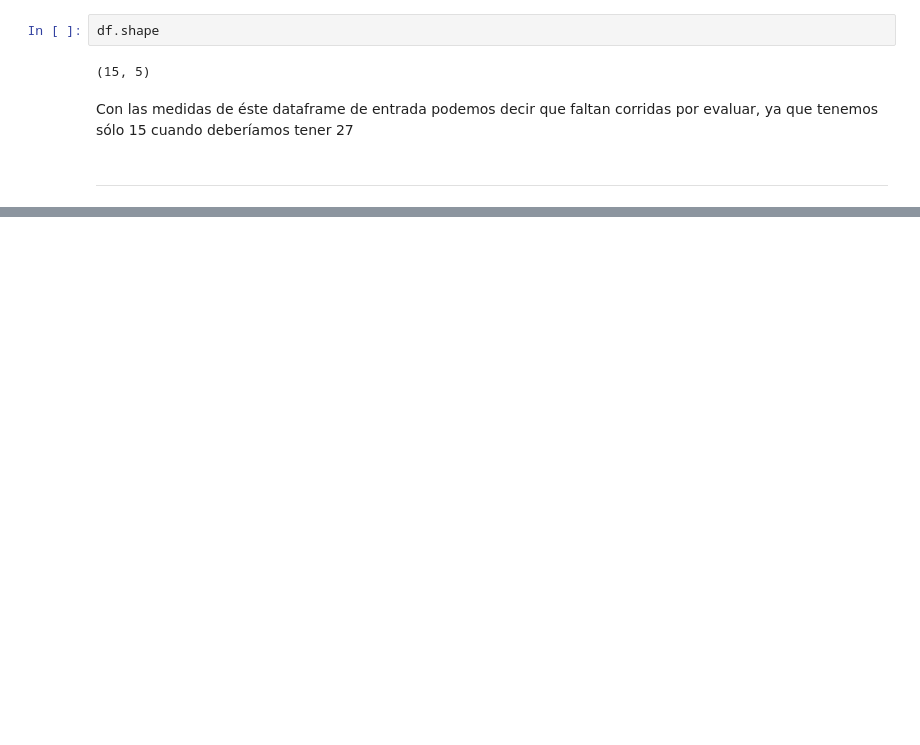
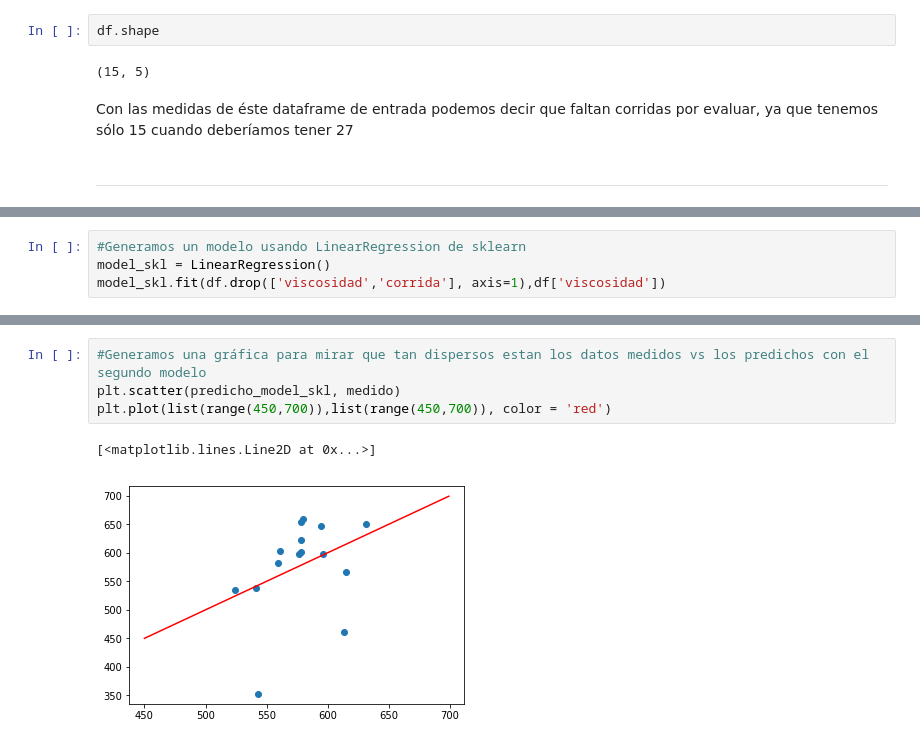
Before and after one commit to josemhenao/Python, a Jupyter notebook: Estadistica/Parcial EII, Punto 3.ipynb, the cells around one changed output, grey strips where cells are left out. Drawn from its saved outputs; the diff is of its cells as text; blank space fills up the shorter version.

```diff
--- a/Estadistica/Parcial EII, Punto 3.ipynb
+++ b/Estadistica/Parcial EII, Punto 3.ipynb
@@ -156,0 +115,4 @@ array([540.92666667])
+# %%
+#Generamos un modelo usando LinearRegression de sklearn
+model_skl = LinearRegression()
+model_skl.fit(df.drop(['viscosidad','corrida'], axis=1),df['viscosidad'])
@@ -156,0 +153,7 @@ array([540.92666667])
+# %%
+#Generamos una gráfica para mirar que tan dispersos estan los datos medidos vs los predichos con el segundo modelo
+plt.scatter(predicho_model_skl, medido)
+plt.plot(list(range(450,700)),list(range(450,700)), color = 'red')
+# %% [output]
+[<matplotlib.lines.Line2D at 0x...>]
+[figure, added]
```
Also changed, not shown: parts of 44 cells of this notebook, 5 other files.
